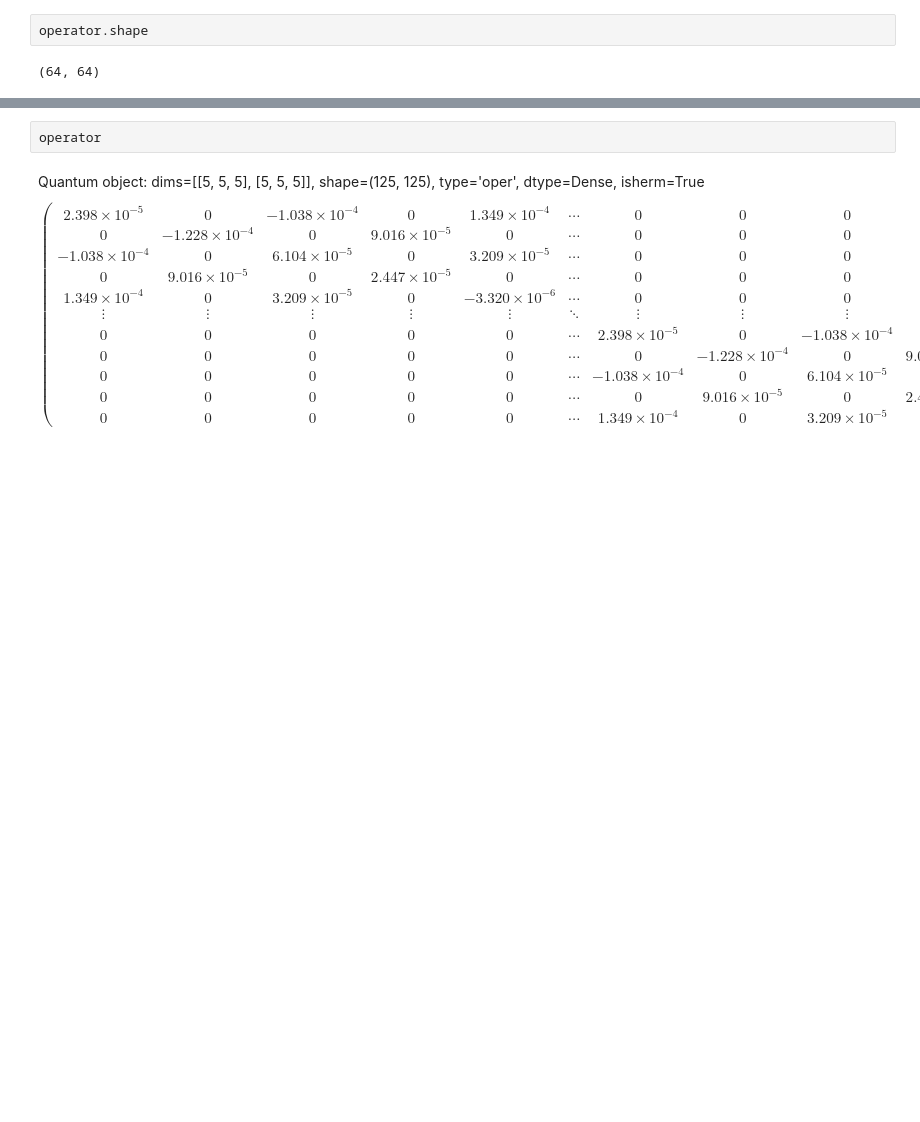
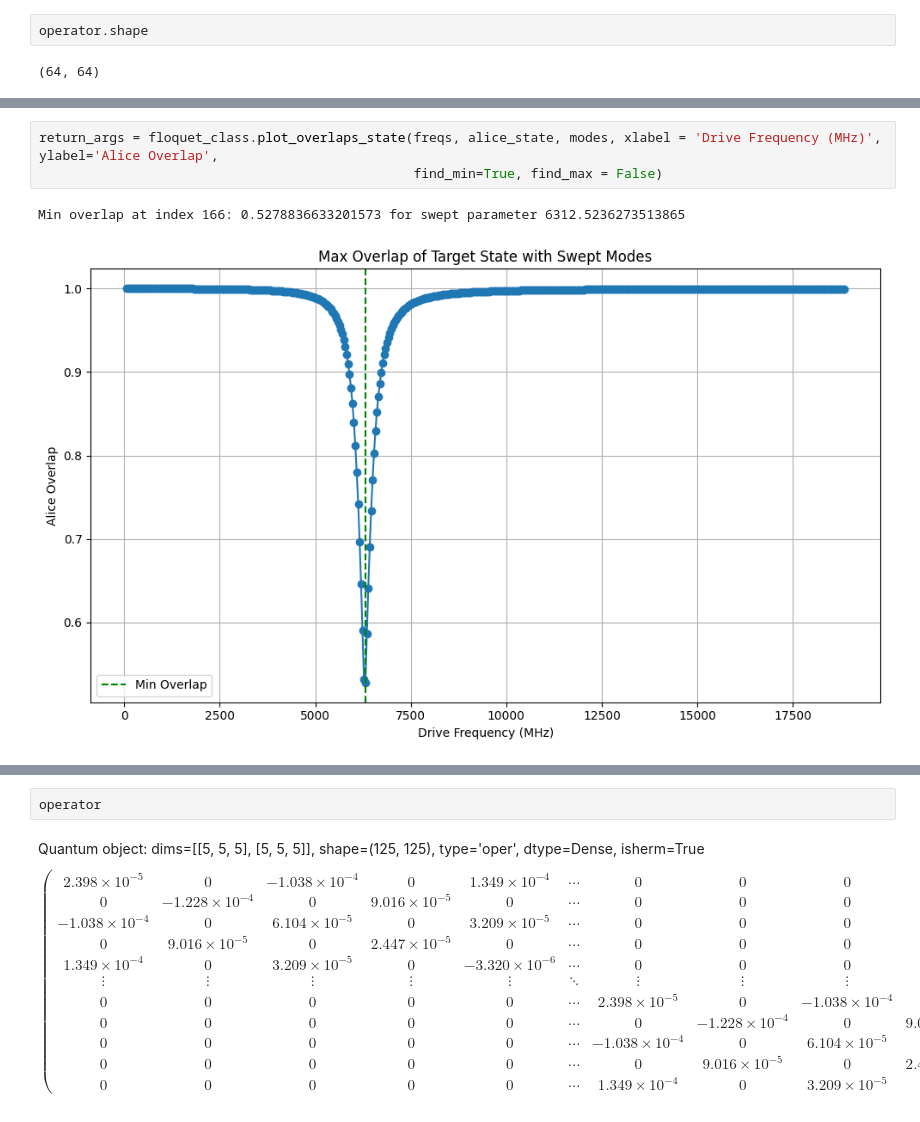
Before and after one commit to SchusterLab/multimode_sims, a Jupyter notebook: coupler/250527_floquet_linc.ipynb, the cells around one changed output, grey strips where cells are left out. Saved outputs shown, nothing was run; the diff lists cells and outputs as text; blank space fills up the shorter version.

```diff
--- a/coupler/250527_floquet_linc.ipynb
+++ b/coupler/250527_floquet_linc.ipynb
@@ -179,0 +334,6 @@ Bob single photon Floquet state energy: 160.59 MHz
+# %%
+return_args = floquet_class.plot_overlaps_state(freqs, alice_state, modes, xlabel = 'Drive Frequency (MHz)', ylabel='Alice Overlap',
+                                                find_min=True, find_max = False)
+# %% [output]
+Min overlap at index 166: 0.5278836633201573 for swept parameter 6312.5236273513865
+[figure, added]
```
Also changed, not shown: parts of 66 cells of this notebook, 3 other files.
